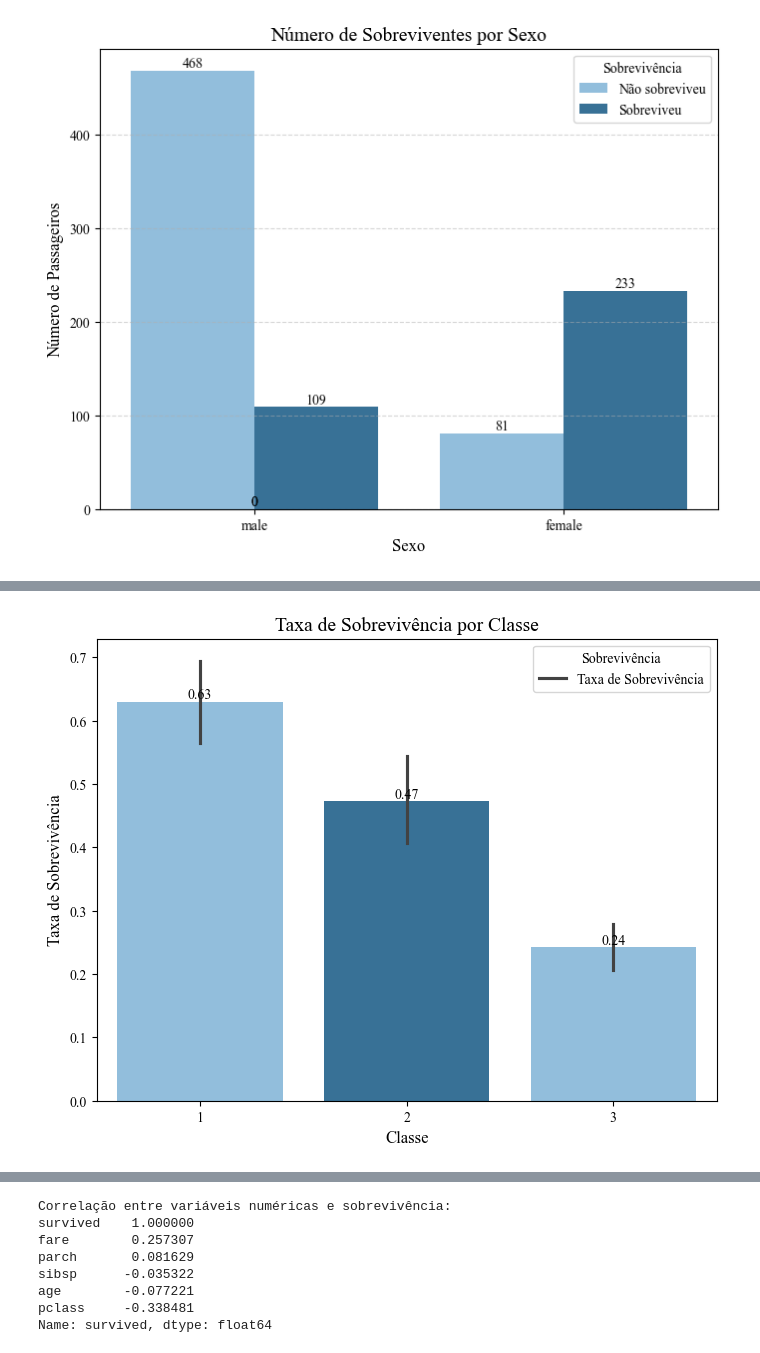
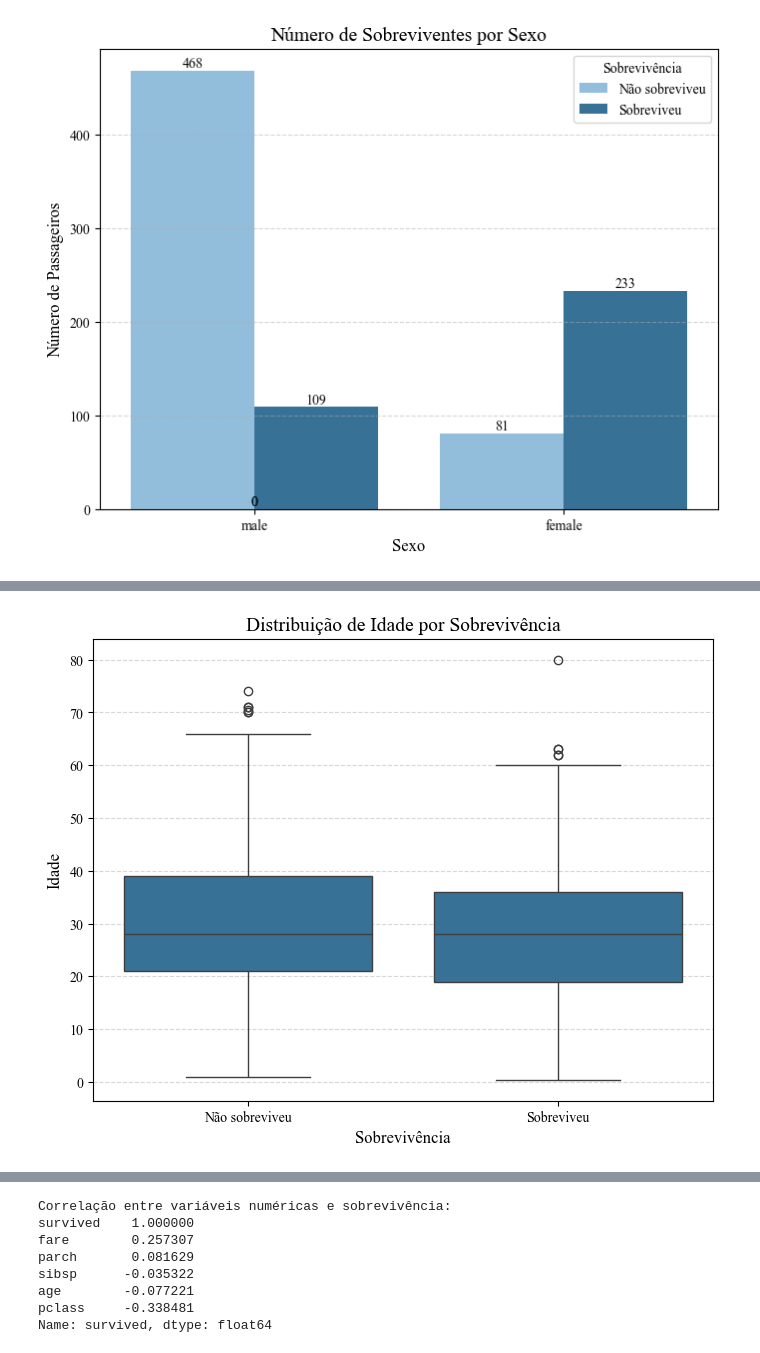
Before and after one commit to cristinaadms/TC-data-pipeline, a Jupyter notebook: data-titanic/titanic_analysis.ipynb, the cells around one changed output, grey strips where cells are left out. Drawn from its saved outputs; the diff is of its cells as text; code cells hidden in the pictures.

Commit message:
alterações no arquivo da base titanic

```diff
--- a/data-titanic/titanic_analysis.ipynb
+++ b/data-titanic/titanic_analysis.ipynb
@@ -318,80 +299,46 @@ import seaborn as sns
 import matplotlib.pyplot as plt
 import pandas as pd
 
-# 🔹 Carregar a base Titanic
 titanic_df = sns.load_dataset("titanic")
 grafico_df = titanic_df.copy()
 
-# Configurar fonte global
 plt.rcParams['font.family'] = 'Times New Roman'
 
-# Paleta de tons de azul: claro e escuro
-blue_palette = ['#85C1E9', '#2874A6']  # claro, escuro
+blue_palette = ['#2874A6']  # azul escuro
 
-# 🔹 1️⃣ Histograma de Idade por Sobrevivência
+# 1️. Gráfico de Barras Agrupadas - Sobrevivência por Classe
 plt.figure(figsize=(9,6))
-hist = sns.histplot(
+grouped_bar = sns.countplot(
     data=grafico_df,
-    x='age',
-    hue='survived',
-    multiple='stack',
-    palette=blue_palette,
-    edgecolor='black'
+    x="pclass",
+    hue="survived",
+    palette=['#85C1E9', '#2874A6']
 )
-plt.title('Distribuição de Idade por Sobrevivência', fontsize=14)
-plt.xlabel('Idade (anos)', fontsize=12)
-plt.ylabel('Número de Passageiros', fontsize=12)
+plt.title("Distribuição de Passageiros por Classe e Sobrevivência", fontsize=14)
+plt.xlabel("Classe", fontsize=12)
+plt.ylabel("Número de Passageiros", fontsize=12)
 plt.grid(axis='y', linestyle='--', alpha=0.5)
-# Legenda consistente
-handles, labels = hist.get_legend_handles_labels()
-plt.legend(handles=handles, labels=['Não sobreviveu', 'Sobreviveu'], title='Sobrevivência')
+
+for p in grouped_bar.patches:
+    grouped_bar.annotate(f'{int(p.get_height())}',
+                         (p.get_x() + p.get_width() / 2., p.get_height()),
+                         ha='center', va='bottom', fontsize=9)
+
+plt.legend(title="Sobrevivência", labels=["Não sobreviveu", "Sobreviveu"])
 plt.show()
 
-
-# 🔹 2️⃣ Taxa de Sobrevivência por Classe (Barplot)
+# 2️. Gráfico de Idade x Sobrevivência (Boxplot)
 plt.figure(figsize=(8,6))
-bar_class = sns.barplot(
-    x='pclass',
-    y='survived',
+sns.boxplot(
+    x='survived',
+    y='age',
     data=grafico_df,
     palette=blue_palette
 )
-plt.title('Taxa de Sobrevivência por Classe', fontsize=14)
-plt.xlabel('Classe', fontsize=12)
-plt.ylabel('Taxa de Sobrevivência', fontsize=12)
-plt.grid(False)  # remover grid do gráfico de classe
-
-# Valores em cima das barras
-for p in bar_class.patches:
-    bar_class.annotate(f'{p.get_height():.2f}',
-                       (p.get_x() + p.get_width() / 2., p.get_height()),
-                       ha='center', va='bottom', fontsize=10)
-
-# Legenda manual consistente
-plt.legend(title='Sobrevivência', labels=['Taxa de Sobrevivência'])
+plt.title("Distribuição de Idade por Sobrevivência", fontsize=14)
+plt.xlabel("Sobrevivência", fontsize=12)
+plt.ylabel("Idade", fontsize=12)
+plt.xticks([0,1], ['Não sobreviveu', 'Sobreviveu'])
+plt.grid(axis='y', linestyle='--', alpha=0.5)
 plt.show()
-
-
-# 🔹 3️⃣ Número de Sobreviventes por Sexo (Countplot)
-plt.figure(figsize=(8,6))
-count_sex = sns.countplot(
-    x='sex',
-    hue='survived',
-    data=grafico_df,
-    palette=blue_palette
-)
-plt.title('Número de Sobreviventes por Sexo', fontsize=14)
-plt.xlabel('Sexo', fontsize=12)
-plt.ylabel('Número de Passageiros', fontsize=12)
-plt.grid(axis='y', linestyle='--', alpha=0.5)
-
-# Valores em cima das barras
-for p in count_sex.patches:
-    count_sex.annotate(f'{int(p.get_height())}',
-                       (p.get_x() + p.get_width() / 2., p.get_height()),
-                       ha='center', va='bottom', fontsize=10)
-
-# Legenda padronizada
-plt.legend(title='Sobrevivência', labels=['Não sobreviveu', 'Sobreviveu'])
-plt.show()
 # %% [output]
@@ -404 +351 @@ The palette list has fewer values (2) than needed (3) and will cycle, which may
-[figure, old version]
+[figure, new version]
```
Also changed, not shown: parts of 12 cells of this notebook.
